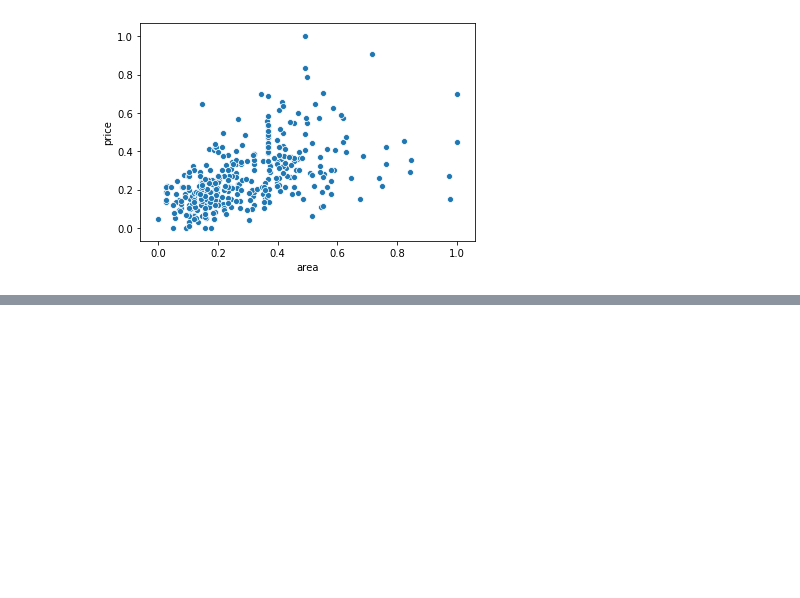
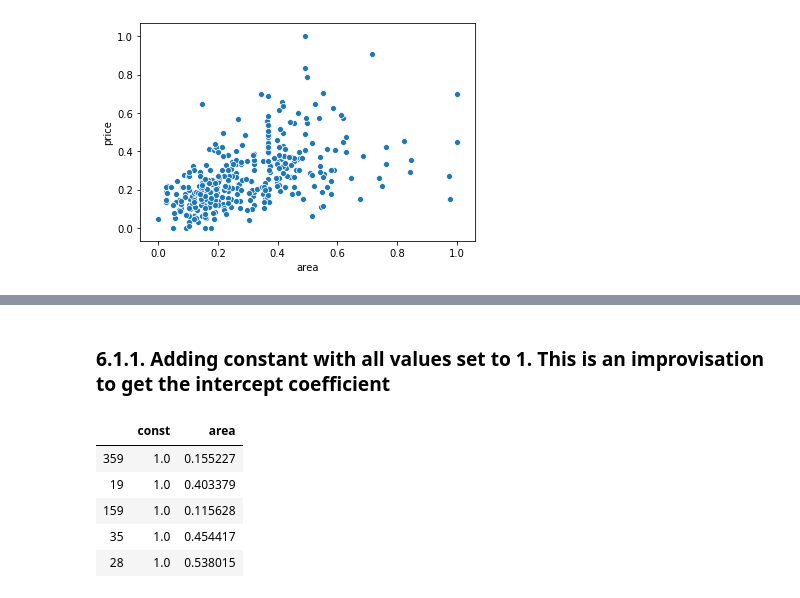
Before and after one commit to raditz2488/AIML, a Jupyter notebook: MultipleLinearRegression/HousePricePrediction/HousePricePrediction.ipynb, the cells around one changed output, grey strips where cells are left out. Saved outputs shown, nothing was run; the diff lists cells and outputs as text; code cells hidden in the pictures; blank space fills up the shorter version.

```diff
--- a/MultipleLinearRegression/HousePricePrediction/HousePricePrediction.ipynb
+++ b/MultipleLinearRegression/HousePricePrediction/HousePricePrediction.ipynb
@@ -222,0 +233,12 @@ plt.show()
+# %% [markdown]
+### 6.1.1. Adding constant with all values set to 1. This is an improvisation to get the intercept coefficient
+# %%
+X_train_sm = sm.add_constant(X_train[['area']])
+X_train_sm.head()
+# %% [output]
+|  | const | area |
+| 359 | 1.0 | 0.155227 |
+| 19 | 1.0 | 0.403379 |
+| 159 | 1.0 | 0.115628 |
+| 35 | 1.0 | 0.454417 |
+| 28 | 1.0 | 0.538015 |
```
Also changed, not shown: parts of 9 cells of this notebook.
